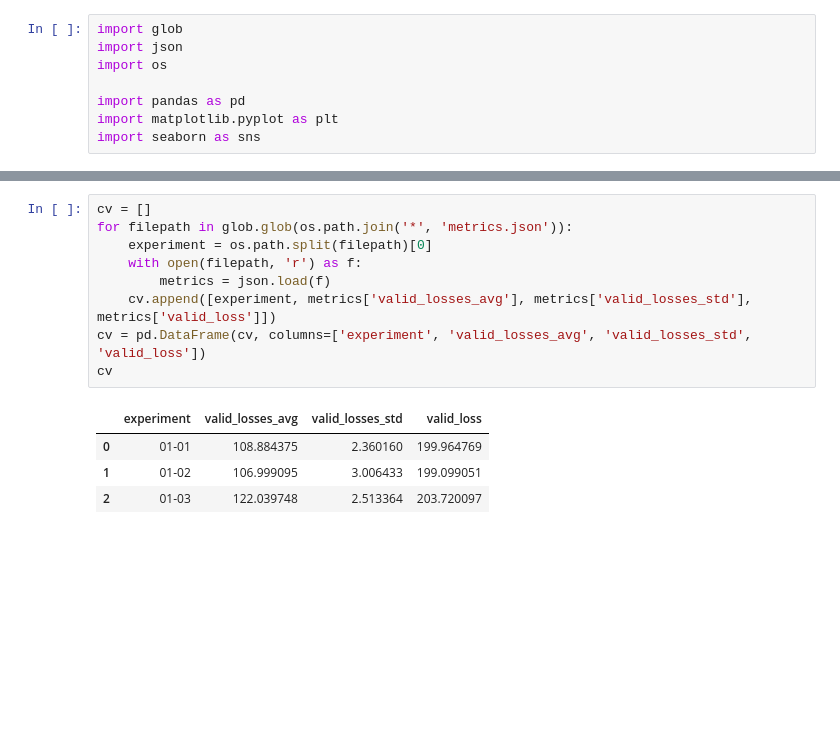
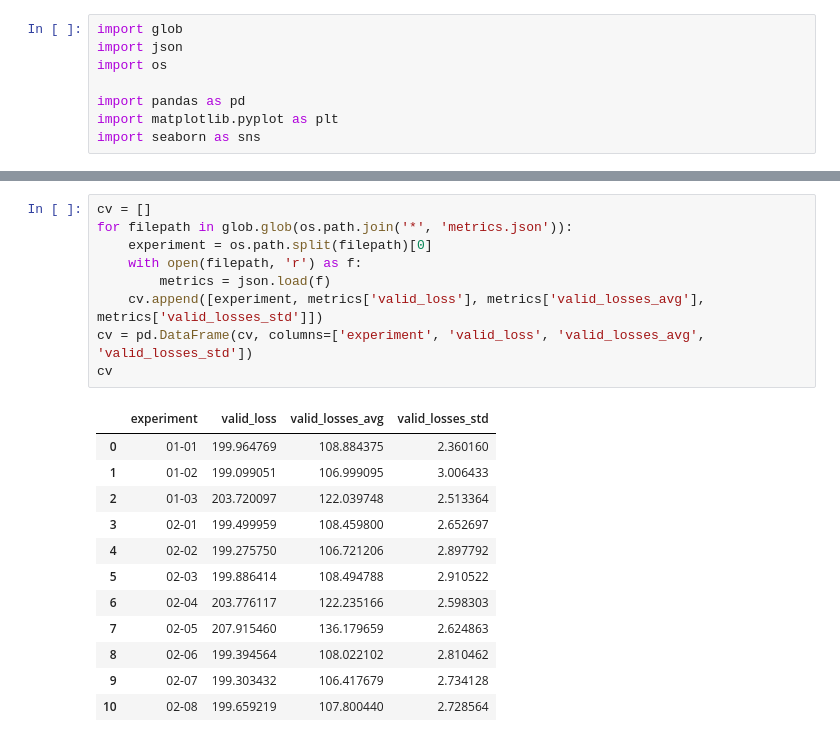
Before and after one commit to Quvotha/aiquest2021-assesment, a Jupyter notebook: experiments/cv_vs_pb.ipynb, the cells around one changed output, grey strips where cells are left out. Drawn from its saved outputs; the diff is of its cells as text; blank space fills up the shorter version.

```diff
--- a/experiments/cv_vs_pb.ipynb
+++ b/experiments/cv_vs_pb.ipynb
@@ -17,17 +19,25 @@ pb
 # %%
 cv = []
 for filepath in glob.glob(os.path.join('*', 'metrics.json')):
     experiment = os.path.split(filepath)[0]
     with open(filepath, 'r') as f:
         metrics = json.load(f)
-    cv.append([experiment, metrics['valid_losses_avg'], metrics['valid_losses_std'], metrics['valid_loss']])
-cv = pd.DataFrame(cv, columns=['experiment', 'valid_losses_avg', 'valid_losses_std', 'valid_loss'])
+    cv.append([experiment, metrics['valid_loss'], metrics['valid_losses_avg'], metrics['valid_losses_std']])
+cv = pd.DataFrame(cv, columns=['experiment', 'valid_loss', 'valid_losses_avg', 'valid_losses_std'])
 cv
 # %% [output]
-|  | experiment | valid_losses_avg | valid_losses_std | valid_loss |
-| 0 | 01-01 | 108.884375 | 2.360160 | 199.964769 |
-| 1 | 01-02 | 106.999095 | 3.006433 | 199.099051 |
-| 2 | 01-03 | 122.039748 | 2.513364 | 203.720097 |
+|  | experiment | valid_loss | valid_losses_avg | valid_losses_std |
+| 0 | 01-01 | 199.964769 | 108.884375 | 2.360160 |
+| 1 | 01-02 | 199.099051 | 106.999095 | 3.006433 |
+| 2 | 01-03 | 203.720097 | 122.039748 | 2.513364 |
+| 3 | 02-01 | 199.499959 | 108.459800 | 2.652697 |
+| 4 | 02-02 | 199.275750 | 106.721206 | 2.897792 |
+| 5 | 02-03 | 199.886414 | 108.494788 | 2.910522 |
+| 6 | 02-04 | 203.776117 | 122.235166 | 2.598303 |
+| 7 | 02-05 | 207.915460 | 136.179659 | 2.624863 |
+| 8 | 02-06 | 199.394564 | 108.022102 | 2.810462 |
+| 9 | 02-07 | 199.303432 | 106.417679 | 2.734128 |
+| 10 | 02-08 | 199.659219 | 107.800440 | 2.728564 |
 # %%
 cv_pb = pd.merge(cv, pb, how='left')
 cv_pb
```
Also changed, not shown: parts of 3 cells of this notebook, 1 other file.
